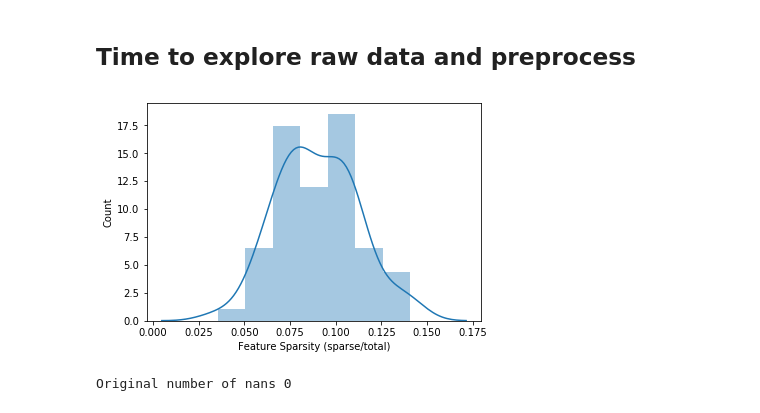
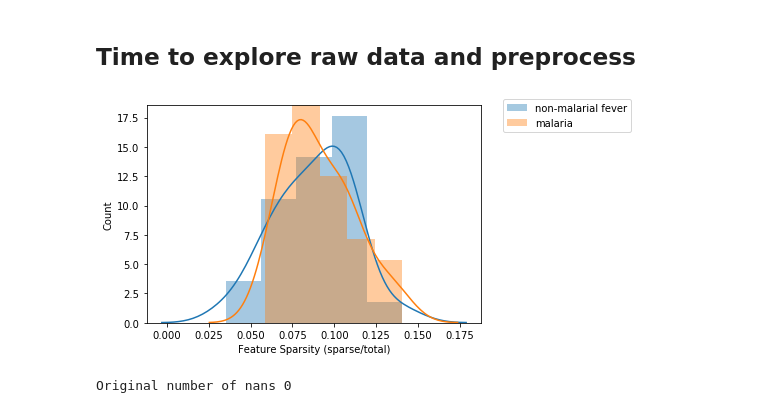
Before and after one commit to irockafe/metabolomics_processing, a Jupyter notebook: notebooks/analysis_code.ipynb, the cells around one changed output. Saved outputs shown, nothing was run; the diff lists cells and outputs as text; code cells hidden in the pictures.

```diff
--- a/notebooks/analysis_code.ipynb
+++ b/notebooks/analysis_code.ipynb
@@ -65,9 +65,10 @@ mtbls315_pos.feature_table
 # %% [markdown]
 <h2> Time to explore raw data and preprocess </h2>
 # %%
-sparse_graph = explore.plot_feature_sparsity(mtbls315_pos.feature_table)
+sparse_graph = explore.plot_feature_sparsity(mtbls315_pos.feature_table,
+                                            new_class_dict)
 # %% [output]
-[figure, old version]
+[figure, new version]
 # %%
 print('Original number of nans %s ' % mtbls315_pos.feature_table.isnull().sum().sum())
 zero_filled = explore.fill_zero_nan(mtbls315_pos.feature_table, )
```
Also changed, not shown: parts of 7 cells of this notebook, 2 other files.
